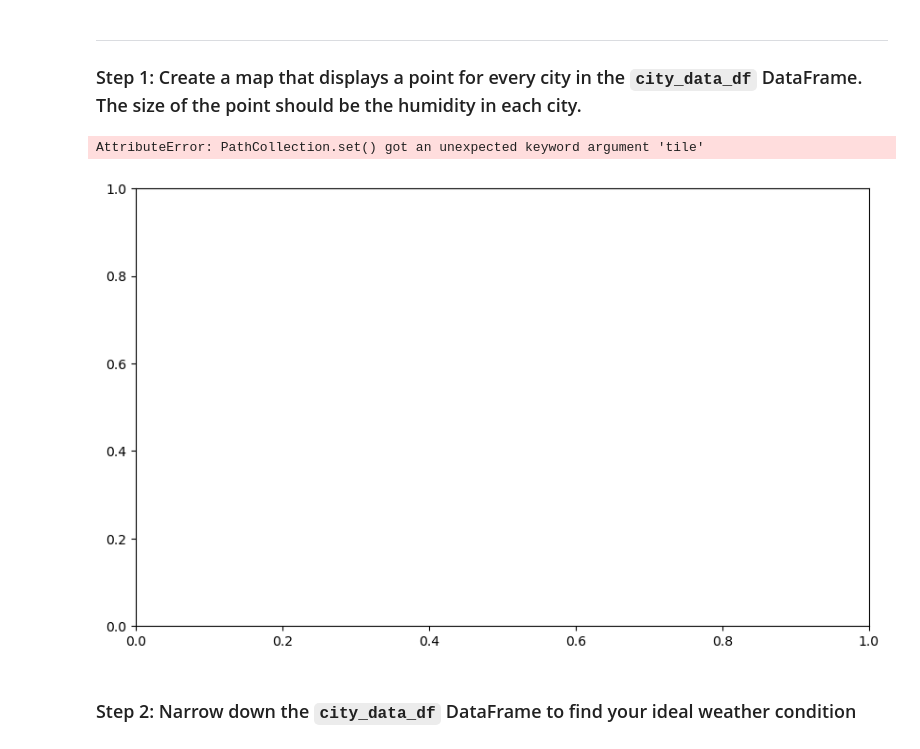
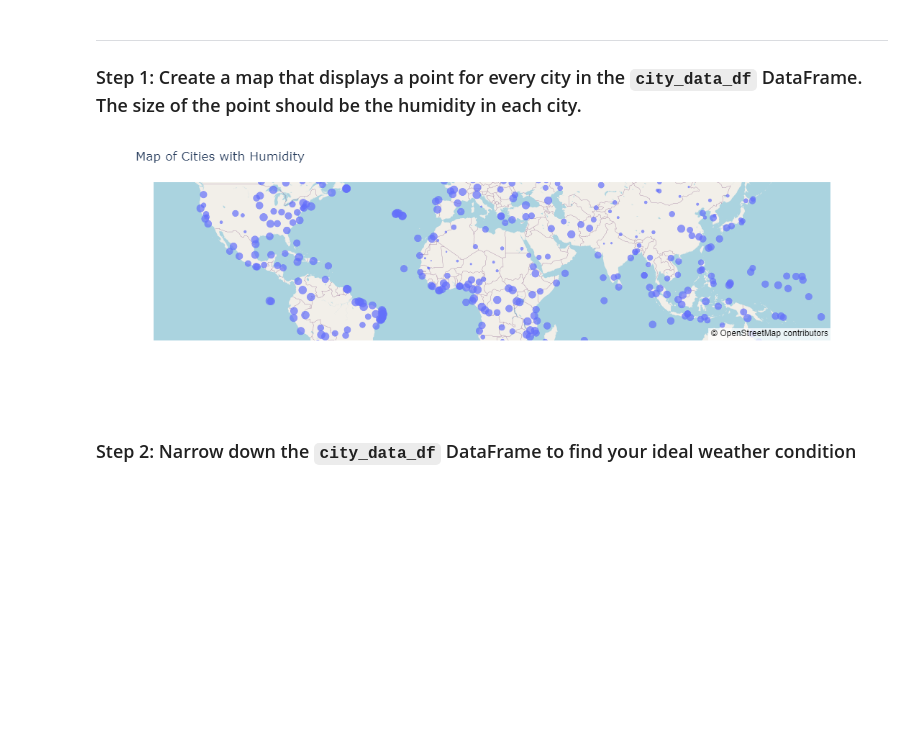
Before and after one commit to alipscomb11/Challenge-6-API, a Jupyter notebook: VacationPy/starter_code/VacationPy-Final Version.ipynb, the cells around one changed output. Drawn from its saved outputs; the diff is of its cells as text; code cells hidden in the pictures; blank space fills up the shorter version.

```diff
--- a/VacationPy/starter_code/VacationPy-Final Version.ipynb
+++ b/VacationPy/starter_code/VacationPy-Final Version.ipynb
@@ -37,27 +38,32 @@ city_data_df.head()
 # %%
 %%capture --no-display
 
 # Configure the map plot
 # YOUR CODE HERE
 
 
-# Scatter plot of cities with humidity as the size of the points
-plt.figure(figsize=(10, 6))
-plt.scatter(city_data_df['Lng'], city_data_df['Lat'], s=city_data_df['Humidity'], alpha=0.6)
+# Define a scale factor to reduce the size of the humidity points
+scale_factor = 0.2
+
+# Create a scatter mapbox plot with scaled down humidity points
+fig = px.scatter_mapbox(city_data_df, lat="Lat", lon="Lng", size="Humidity", zoom=1)
+fig.update_traces(marker=dict(size=city_data_df['Humidity'] * scale_factor))
+
+# Update the map layout with a different map style
+fig.update_layout(mapbox_style="open-street-map")
 
 # Add labels and title
-plt.xlabel('Longitude')
-plt.ylabel('Latitude')
-plt.title('Map of Cities with Humidity')
+fig.update_layout(title="Map of Cities with Humidity")
+fig.update_layout(xaxis_title="Longitude", yaxis_title="Latitude")
 
 # Show the plot
-plt.show()
+fig.show()
+
 
 # Display the map
 # YOUR CODE HERE
 # %% [output]
-AttributeError: PathCollection.set() got an unexpected keyword argument 'tile'
-[figure, old version]
+[figure, new version]
 # %% [markdown]
 ### Step 2: Narrow down the `city_data_df` DataFrame to find your ideal weather condition
 # %%
```
Also changed, not shown: parts of 1 cell of this notebook, 2 other files.
